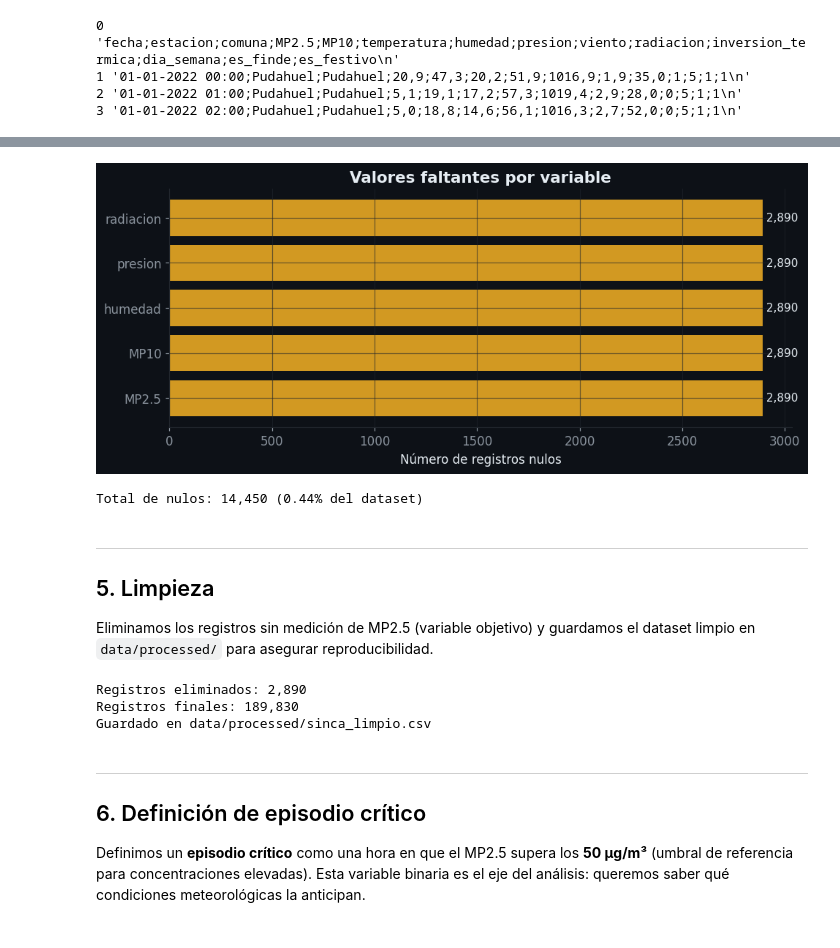
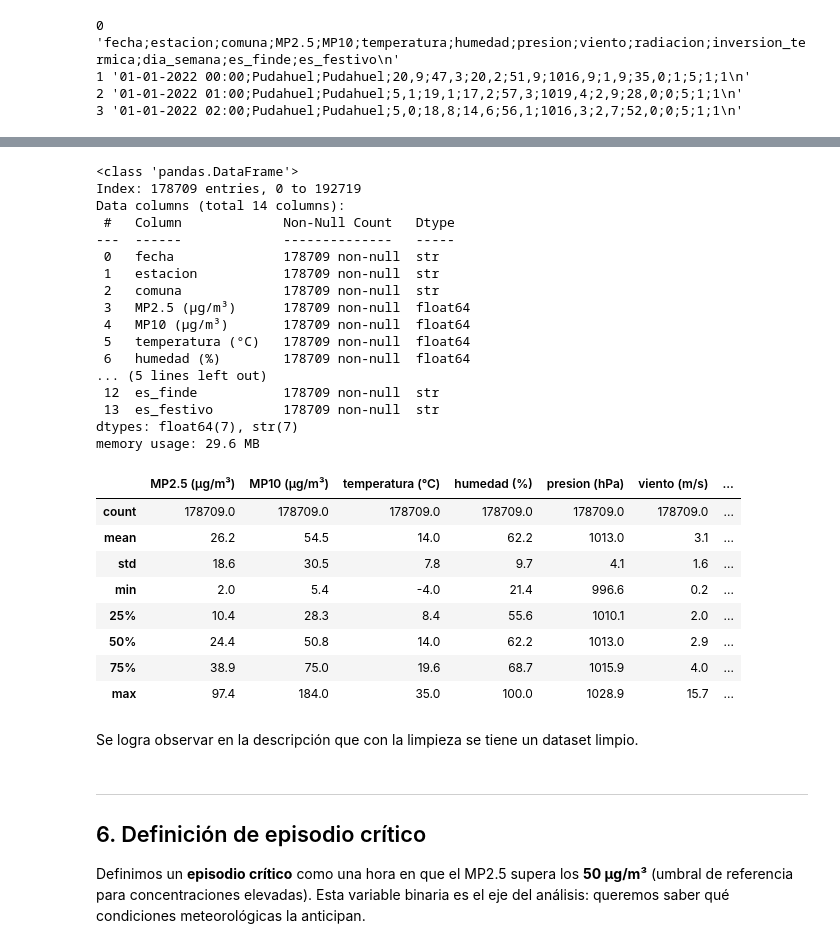
Before and after one commit to Rfcha/abp_cienciadatos, a Jupyter notebook: F3-calidad-aire-santiago/notebooks/01_exploracion.ipynb, the cells around one changed output, grey strips where cells are left out. Saved outputs shown, nothing was run; the diff lists cells and outputs as text; code cells hidden in the pictures.

```diff
--- a/F3-calidad-aire-santiago/notebooks/01_exploracion.ipynb
+++ b/F3-calidad-aire-santiago/notebooks/01_exploracion.ipynb
@@ -125,41 +191,37 @@ memory usage: 26.5 MB
 # %%
-# Valores faltantes por columna
-nulos = df.isnull().sum()
-nulos = nulos[nulos > 0].sort_values(ascending=False)
-
-fig, ax = plt.subplots(figsize=(9, 4))
-ax.barh(nulos.index, nulos.values, color=COL['warn'])
-ax.set_title('Valores faltantes por variable')
-ax.set_xlabel('Número de registros nulos')
-for i, v in enumerate(nulos.values):
-    ax.text(v, i, f' {v:,}', va='center', color=COL['texto'], fontsize=10)
-plt.tight_layout()
-plt.show()
-
-print(f'Total de nulos: {df.isnull().sum().sum():,} '
-      f'({df.isnull().sum().sum()/df.size*100:.2f}% del dataset)')
+# Actualización de dataset con limpieza de filas con valores nulos o vacíos, para asegurar que el análisis se base en datos completos
+df = df.dropna()
+df.info()
+df.describe().round(1)
 # %% [output]
-[figure, removed]
-Total de nulos: 14,450 (0.44% del dataset)
+<class 'pandas.DataFrame'>
+Index: 178709 entries, 0 to 192719
+Data columns (total 14 columns):
+ #   Column             Non-Null Count   Dtype
+---  ------             --------------   -----
+ 0   fecha              178709 non-null  str
+ 1   estacion           178709 non-null  str
+ 2   comuna             178709 non-null  str
+ 3   MP2.5 (µg/m³)      178709 non-null  float64
+ 4   MP10 (µg/m³)       178709 non-null  float64
+ 5   temperatura (°C)   178709 non-null  float64
+ 6   humedad (%)        178709 non-null  float64
+... (5 lines left out)
+ 12  es_finde           178709 non-null  str
+ 13  es_festivo         178709 non-null  str
+dtypes: float64(7), str(7)
+memory usage: 29.6 MB
+|  | MP2.5 (µg/m³) | MP10 (µg/m³) | temperatura (°C) | humedad (%) | presion (hPa) | viento (m/s) | ... |
+| count | 178709.0 | 178709.0 | 178709.0 | 178709.0 | 178709.0 | 178709.0 | ... |
+| mean | 26.2 | 54.5 | 14.0 | 62.2 | 1013.0 | 3.1 | ... |
+| std | 18.6 | 30.5 | 7.8 | 9.7 | 4.1 | 1.6 | ... |
+| min | 2.0 | 5.4 | -4.0 | 21.4 | 996.6 | 0.2 | ... |
+| 25% | 10.4 | 28.3 | 8.4 | 55.6 | 1010.1 | 2.0 | ... |
+| 50% | 24.4 | 50.8 | 14.0 | 62.2 | 1013.0 | 2.9 | ... |
+| 75% | 38.9 | 75.0 | 19.6 | 68.7 | 1015.9 | 4.0 | ... |
+| max | 97.4 | 184.0 | 35.0 | 100.0 | 1028.9 | 15.7 | ... |
-# %% [markdown]
----
-## 5. Limpieza
-
-Eliminamos los registros sin medici&oacute;n de MP2.5 (variable objetivo) y guardamos el dataset limpio en `data/processed/` para asegurar reproducibilidad.
-# %%
-filas_antes = len(df)
-df = df.dropna(subset=['MP2.5']).reset_index(drop=True)
-print(f'Registros eliminados: {filas_antes - len(df):,}')
-print(f'Registros finales: {len(df):,}')
-
-# Guardar dataset procesado
-os.makedirs('../data/processed', exist_ok=True)
-df.to_csv('../data/processed/sinca_limpio.csv', index=False, encoding='utf-8')
-print('Guardado en data/processed/sinca_limpio.csv')
-# %% [output]
-Registros eliminados: 2,890
-Registros finales: 189,830
-Guardado en data/processed/sinca_limpio.csv
+# %% [markdown]
+Se logra observar en la descripción que con la limpieza se tiene un dataset limpio.
 # %% [markdown]
 ---
 ## 6. Definici&oacute;n de episodio cr&iacute;tico
```
Also changed, not shown: parts of 9 cells of this notebook.
